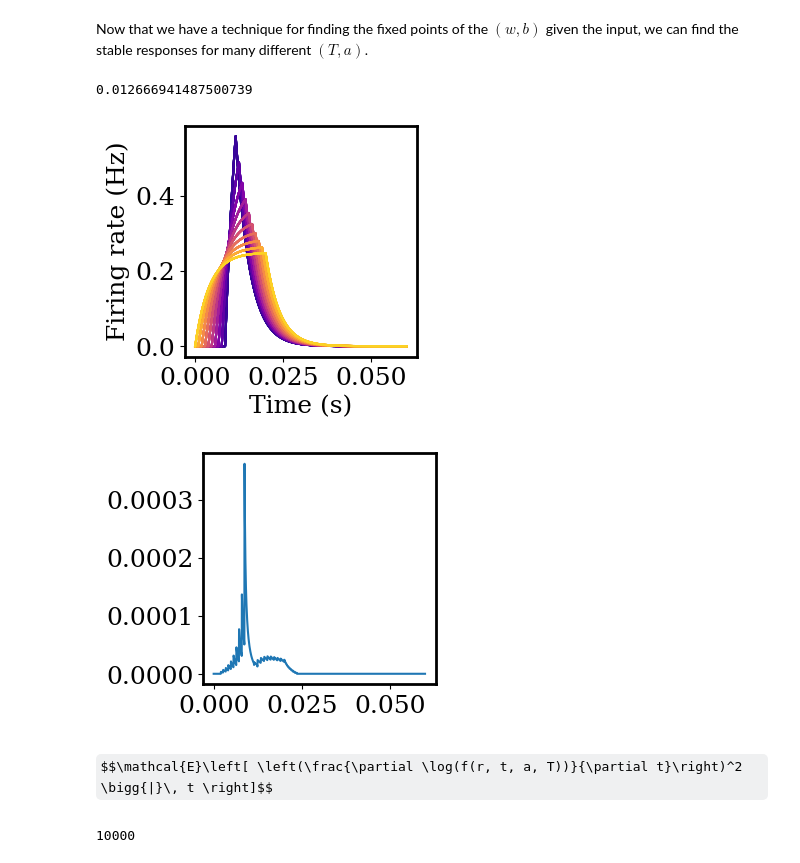
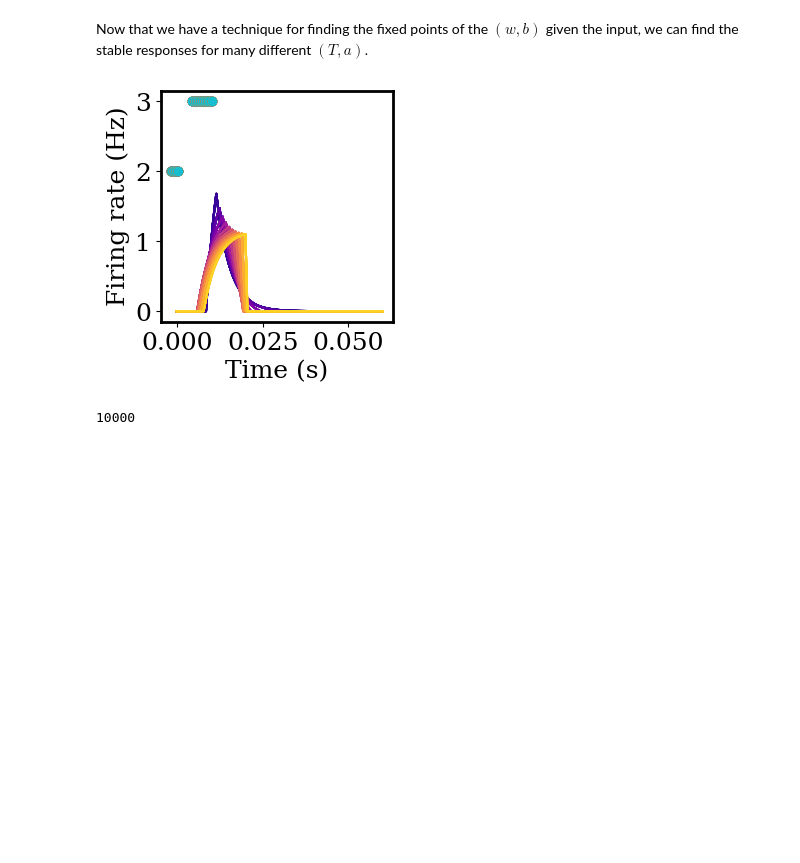
Before and after one commit to davidgbe/automated_plasticity_discovery, a Jupyter notebook: moment_control.ipynb, the cells around one changed output. Drawn from its saved outputs; the diff is of its cells as text; code cells hidden in the pictures; some formulas as TeX source; blank space fills up the shorter version.

```diff
--- a/moment_control.ipynb
+++ b/moment_control.ipynb
@@ -731,13 +569,29 @@ def comp_r_out(w, b, a, T, t):
     b = np.where(b < 1e-6, 0, b)
 
     r = np.zeros(len(t))
+    t_first_half_max = np.nan
+    t_second_half_max = np.nan
     if wat * (1 - exp_T) > b:
         mask_1 = np.logical_and(t >= t_star, t < T)
         mask_2 = np.logical_and(t >= T, t < t_star_star)
         r[mask_1] = wat * (1 - np.exp(-t[mask_1]/tau_s)) - b
         r[mask_2] = wat * (np.exp(T/tau_s) - 1) * np.exp(-t[mask_2]/tau_s) - b
 
-    return r
+        r_half_max = (wat * (1 - exp_T) - b) / 2
+
+        crossed_half_max = False
+        for i in range(len(t)):
+            if not crossed_half_max:
+                if r[i] > r_half_max:
+                    crossed_half_max = True
+                    t_first_half_max = t[i]
+            else:
+                if r[i] < r_half_max:
+                    crossed_half_max = False
+                    t_second_half_max = t[i]
+
+
+    return r, t_first_half_max, t_second_half_max
 
 def comp_integrals_w_cross(w, b, a, T):
     wat = w * a * tau_s
@@ -1392,7 +1246,7 @@ fig.tight_layout()
 Now that we have a technique for finding the fixed points of the $\left(w, b\right)$ given the input, we can find the stable responses for many different $\left(T, a\right)$.
 # %%
 tau_s = 0.004
-w_set = 0.001
+w_set = 0.009
 b_set = 0.01
 
 w_coef_I1 = 0
@@ -1403,71 +1257,39 @@ b_coef_I2 = 0
 a_plot, T_plot = np.meshgrid(np.linspace(2, 20, 10), np.linspace(0.003, 0.02, 10))
 fixed_points, valid_solns_mask = find_fixed_point(a_plot, T_plot, w_set, b_set, w_coef_I1=w_coef_I1, w_coef_I2=w_coef_I2, b_coef_I1=b_coef_I1, b_coef_I2=b_coef_I2)
 
 T_max_half = T_plot.max() / 2
 
 scale = 1
 fig, axs = plt.subplots(1, 1, figsize=(3 * scale, 3 * scale))
 
 n_lines = 110
 cmap = mpl.colormaps['plasma']
 
 # Take colors at regular intervals spanning the colormap.
 colors = cmap(np.linspace(0, 1, n_lines))
 
 dt = 0.00005
 t = np.linspace(0, 0.06, int(0.06 / dt))
 
 all_r_outs_adjusted = []
+
 for i in range(fixed_points.shape[0]):
-#     axs.plot(t, 2.5 * i + np.where(np.logical_and(t > 0, t < T_plot.flatten()[i]), a_plot.flatten()[i], 0), '--', c=colors[i], alpha=0.4)
-    r_out = comp_r_out(fixed_points[i, 0], fixed_points[i, 1], a_plot.flatten()[i], T_plot.flatten()[i], t)
-#     axs.plot(t, 2.5 * i + r_out, c=colors[i])
-
-    r_out_adjust = np.concatenate([np.zeros(int((T_max_half - (T_plot.flatten()[i] / 2)) / dt)), r_out])
-#     axs.plot(np.arange(len(r_out_adjust)), 2.5 * i + r_out_adjust, c=colors[i])
+    r_out, t_first_half_max, t_second_half_max = comp_r_out(fixed_points[i, 0], fixed_points[i, 1], a_plot.flatten()[i], T_plot.flatten()[i], t)
+    half_T = (T_plot.flatten()[i] / 2)
+    r_out_adjust = np.concatenate([np.zeros(int((T_max_half - half_T) / dt)), r_out])
     r_out_adjust = r_out_adjust[:int(0.06/dt)]
     all_r_outs_adjusted.append(r_out_adjust)
     axs.plot(np.arange(len(r_out_adjust)) * dt, r_out_adjust, c=colors[i])
+    axs.scatter([t_second_half_max - half_T, t_first_half_max - half_T], [3, 2])
 
 axs.set_xlabel('Time (s)')
 axs.set_ylabel('Firing rate (Hz)')
 
 all_r_outs_adjusted = np.array(all_r_outs_adjusted)
 all_r_outs_adjusted = all_r_outs_adjusted / all_r_outs_adjusted.sum(axis=1).reshape(len(a_plot.flatten()), 1)
-# axs.plot(np.arange(all_r_outs_adjusted.shape[1]) * dt, np.var(all_r_outs_adjusted, axis=0) * 10e8)
-# print(all_r_outs_adjusted.max())
-# print(np.var(all_r_outs_adjusted, axis=0).sum())
-
-# take derivative of normalized firing curves
-# square it
-# find average over values of a, T
-# plot & compare
-
-
-normed_derivative = np.log(all_r_outs_adjusted[:, 1:]) - np.log(all_r_outs_adjusted[:, :-1])
-normed_derivative = np.where(~np.isnan(normed_derivative) & (all_r_outs_adjusted[:, 1:] > 1e-3) & (all_r_outs_adjusted[:, :-1] > 1e-3) , normed_derivative, 0)
-fisher_info_dual = np.sum(np.square(np.abs(normed_derivative)) * all_r_outs_adjusted[:, :-1], axis=0)
-print(fisher_info_dual.sum())
-# print(fisher_info_dual)
-
-scale = 1
-fig, axs = plt.subplots(1, 1, figsize=(3 * scale, 3 * scale))
-
-# for i in [0, 30, 60]:
-#     axs.plot(np.arange(len(fisher_info_dual)) * dt, normed_derivative[i, :])
-# axs.plot(np.arange(len(normed_derivative[0, :])) * dt, all_r_outs_adjusted[0, 1:])
-# axs.plot(np.arange(len(normed_derivative[0, :])) * dt, np.log(all_r_outs_adjusted[0, 1:]))
-axs.plot(np.arange(len(fisher_info_dual)) * dt, fisher_info_dual)
-
-# axs.fill_between(np.arange(len(fisher_info_dual)) * dt, np.mean(normed_derivative, axis=0) - np.std(normed_derivative, axis=0), np.mean(normed_derivative, axis=0) + np.std(normed_derivative, axis=0))
-# axs.set_ylim(0, 0.1)
 print('')
 # %% [output]
-0.012666941487500739
-[figure, old version]
+[figure, new version]
-[figure, removed]
-# %% [markdown]
-$$\mathcal{E}\left[ \left(\frac{\partial \log(f(r, t, a, T))}{\partial t}\right)^2 \bigg{|}\, t \right]$$
 # %%
 tau_s = 0.004
 w_set = 0.01
```
Also changed, not shown: parts of 13 cells of this notebook, 2 other files.
